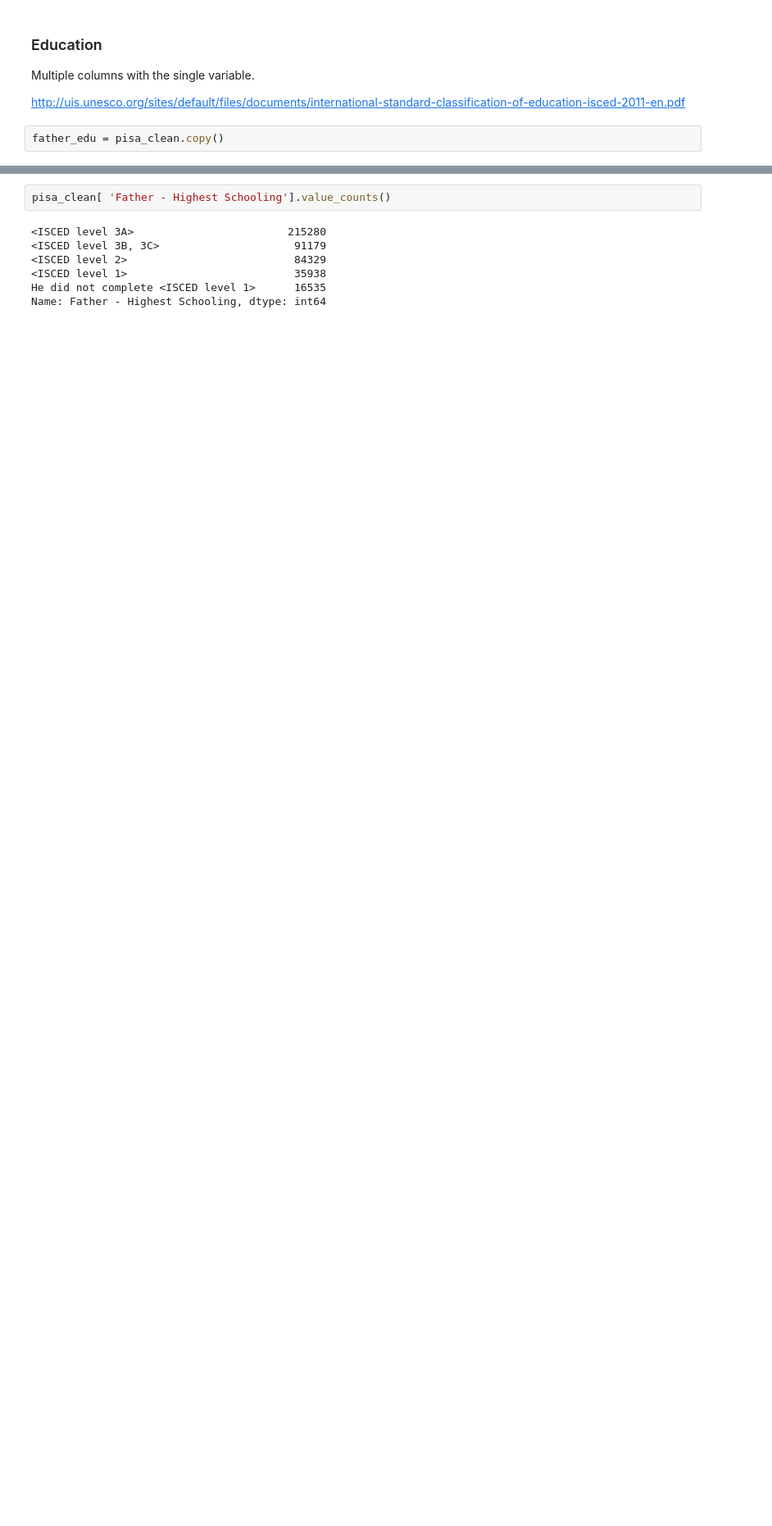
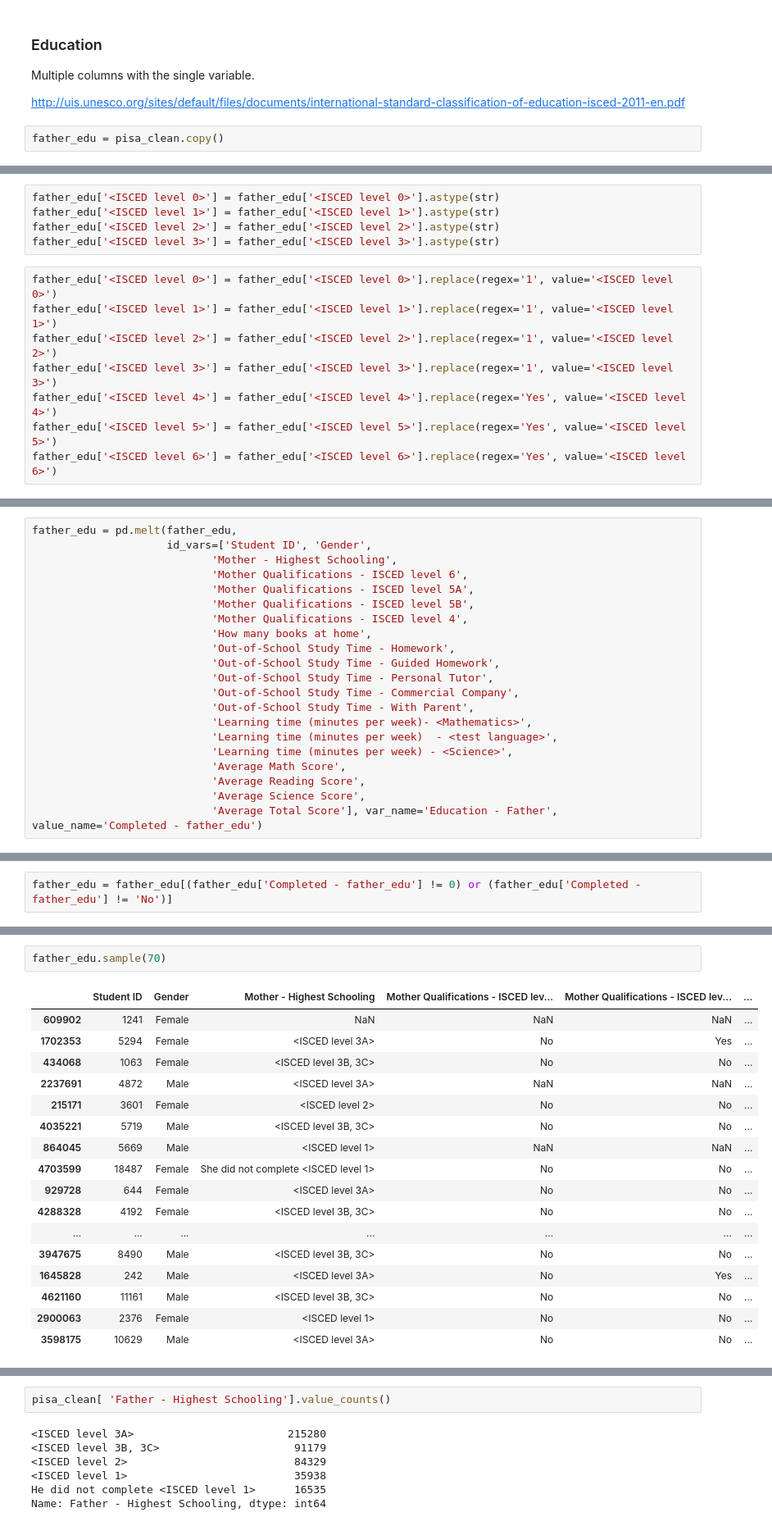
Before and after one commit to Dyke-F/Pisa-Data-Analysis, a Jupyter notebook: wrangle_pisa_data.ipynb, the cells around one changed output, grey strips where cells are left out. Shown: that part at 82% size. Drawn from its saved outputs; the diff is of its cells as text; blank space fills up the shorter version.

Commit message:
New approach for father edu with dummies

```diff
--- a/wrangle_pisa_data.ipynb
+++ b/wrangle_pisa_data.ipynb
@@ -337,0 +352,13 @@ father_edu = pisa_clean.copy()
+# %%
+father_edu['<ISCED level 0>'] = father_edu['<ISCED level 0>'].astype(str)
+father_edu['<ISCED level 1>'] = father_edu['<ISCED level 1>'].astype(str)
+father_edu['<ISCED level 2>'] = father_edu['<ISCED level 2>'].astype(str)
+father_edu['<ISCED level 3>'] = father_edu['<ISCED level 3>'].astype(str)
+# %%
+father_edu['<ISCED level 0>'] = father_edu['<ISCED level 0>'].replace(regex='1', value='<ISCED level 0>')
+father_edu['<ISCED level 1>'] = father_edu['<ISCED level 1>'].replace(regex='1', value='<ISCED level 1>')
+father_edu['<ISCED level 2>'] = father_edu['<ISCED level 2>'].replace(regex='1', value='<ISCED level 2>')
+father_edu['<ISCED level 3>'] = father_edu['<ISCED level 3>'].replace(regex='1', value='<ISCED level 3>')
+father_edu['<ISCED level 4>'] = father_edu['<ISCED level 4>'].replace(regex='Yes', value='<ISCED level 4>')
+father_edu['<ISCED level 5>'] = father_edu['<ISCED level 5>'].replace(regex='Yes', value='<ISCED level 5>')
+father_edu['<ISCED level 6>'] = father_edu['<ISCED level 6>'].replace(regex='Yes', value='<ISCED level 6>')
@@ -337,0 +380,21 @@ father_edu = pisa_clean.copy()
+# %%
+father_edu = pd.melt(father_edu,
+                     id_vars=['Student ID', 'Gender',
+                            'Mother - Highest Schooling',
+                            'Mother Qualifications - ISCED level 6',
+                            'Mother Qualifications - ISCED level 5A',
+                            'Mother Qualifications - ISCED level 5B',
+                            'Mother Qualifications - ISCED level 4',
+                            'How many books at home',
+                            'Out-of-School Study Time - Homework',
+                            'Out-of-School Study Time - Guided Homework',
+                            'Out-of-School Study Time - Personal Tutor',
+                            'Out-of-School Study Time - Commercial Company',
+                            'Out-of-School Study Time - With Parent',
+                            'Learning time (minutes per week)- <Mathematics>',
+                            'Learning time (minutes per week)  - <test language>',
+                            'Learning time (minutes per week) - <Science>',
+                            'Average Math Score',
+                            'Average Reading Score',
+                            'Average Science Score',
+                            'Average Total Score'], var_name='Education - Father', value_name='Completed - father_edu')
@@ -337,0 +416,2 @@ father_edu = pisa_clean.copy()
+# %%
+father_edu = father_edu[(father_edu['Completed - father_edu'] != 0) or (father_edu['Completed - father_edu'] != 'No')]
@@ -337,0 +420,20 @@ father_edu = pisa_clean.copy()
+# %%
+father_edu.sample(70)
+# %% [output]
+|  | Student ID | Gender | Mother - Highest Schooling | Mother Qualifications - ISCED lev... | Mother Qualifications - ISCED lev... | ... |
+| 609902 | 1241 | Female | NaN | NaN | NaN | ... |
+| 1702353 | 5294 | Female | <ISCED level 3A> | No | Yes | ... |
+| 434068 | 1063 | Female | <ISCED level 3B, 3C> | No | No | ... |
+| 2237691 | 4872 | Male | <ISCED level 3A> | NaN | NaN | ... |
+| 215171 | 3601 | Female | <ISCED level 2> | No | No | ... |
+| 4035221 | 5719 | Male | <ISCED level 3B, 3C> | No | No | ... |
+| 864045 | 5669 | Male | <ISCED level 1> | NaN | NaN | ... |
+| 4703599 | 18487 | Female | She did not complete <ISCED level 1> | No | No | ... |
+| 929728 | 644 | Female | <ISCED level 3A> | No | No | ... |
+| 4288328 | 4192 | Female | <ISCED level 3B, 3C> | No | No | ... |
+| ... | ... | ... | ... | ... | ... | ... |
+| 3947675 | 8490 | Male | <ISCED level 3B, 3C> | No | No | ... |
+| 1645828 | 242 | Male | <ISCED level 3A> | No | Yes | ... |
+| 4621160 | 11161 | Male | <ISCED level 3B, 3C> | No | No | ... |
+| 2900063 | 2376 | Female | <ISCED level 1> | No | No | ... |
+| 3598175 | 10629 | Male | <ISCED level 3A> | No | No | ... |
```
Also changed, not shown: parts of 18 cells of this notebook.
